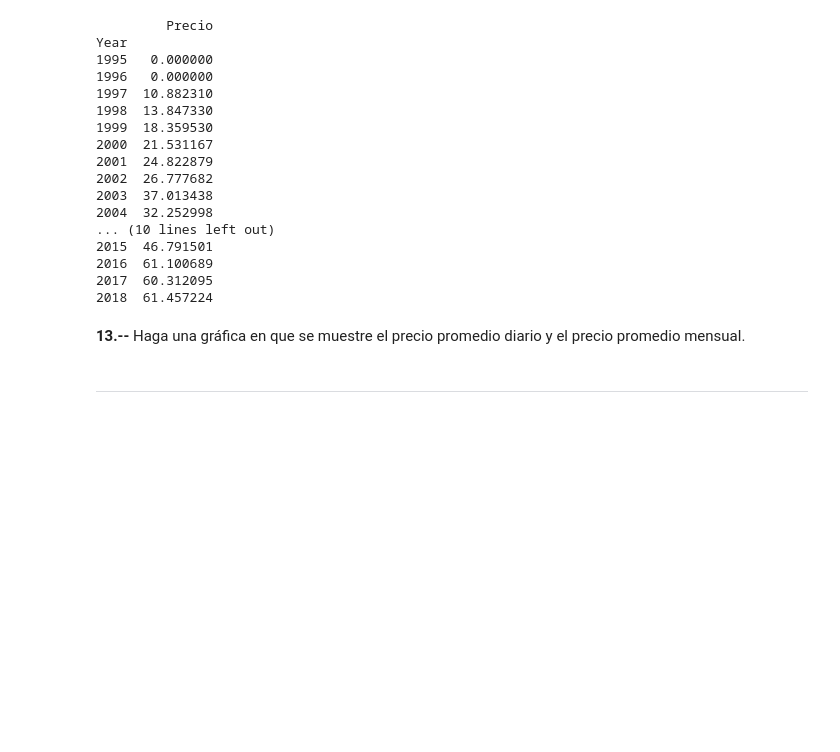
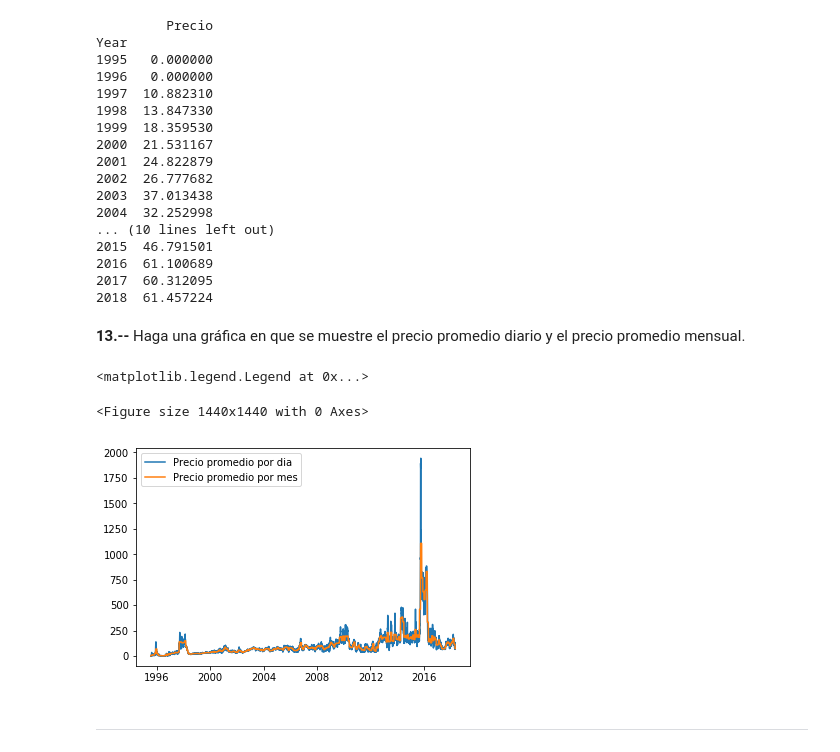
Before and after one commit to cda-2019-01/lab-analisis-exploratorio-de-datos-forgedk, a Jupyter notebook: LAB-precios-electricidad.ipynb, the cells around one changed output. Drawn from its saved outputs; the diff is of its cells as text; code cells hidden in the pictures; blank space fills up the shorter version.

```diff
--- a/LAB-precios-electricidad.ipynb
+++ b/LAB-precios-electricidad.ipynb
@@ -230,5 +230,35 @@ Year
 2018  61.457224
 # %% [markdown]
 **13.--** Haga una gráfica en que se muestre el precio promedio diario y el precio promedio mensual.
+# %%
+DatosPorMesPromedio = DataFrameSinRepetir.copy()
+DatosPorMesPromedio['Fecha'] = pd.to_datetime(DatosPorMesPromedio['Fecha'])
+DatosPorMesPromedio['Mes'] =  DatosPorMesPromedio[['Fecha']].apply(lambda x: dt.datetime.strftime(x['Fecha'], '%m'), axis=1)
+DatosPorMesPromedio['year'] =  DatosPorMesPromedio[['Fecha']].apply(lambda x: dt.datetime.strftime(x['Fecha'], '%Y'), axis=1)
+DatosPorMesYear = DatosPorMesPromedio.groupby(['Mes','year']).agg({'Precio': np.mean})
+DatosPorMesYear.reset_index(inplace=True)
+DatosPorMesYear.columns = ['Mes','year','PromedioPorMes']
+
+DataFramesMerge = pd.merge(DatosPorMesYear, DatosPorMesPromedio, on = ['Mes','year'], how ='inner')
+
+DatosPorDia = DataFrameSinRepetir.copy()
+DatosPorDia['Fecha'] = pd.to_datetime(DatosPorDia['Fecha'])
+DatosPorDia = DatosPorDia.groupby('Fecha').agg({'Precio': np.mean})
+DatosPorDia.reset_index(inplace=True)
+DatosPorDia.columns = ['Fecha','PrecioPorDia']
+
+DataFramesMerge = pd.merge(DatosPorMesYear, DatosPorMesPromedio, on = ['Mes','year'], how ='inner')
+DataFramesMerge = pd.merge(DataFramesMerge, DatosPorDia, on = ['Fecha'], how ='inner')
+DataFrameHaGraficar = DataFramesMerge.groupby('Fecha').agg({'PrecioPorDia': np.mean,'PromedioPorMes': np.mean})
+# %%
+plt.figure(figsize=(20, 20))
+fig, ax = plt.subplots()
+ax.plot((DataFrameHaGraficar.index.tolist()), DataFrameHaGraficar['PrecioPorDia'], label="Precio promedio por dia")
+ax.plot((DataFrameHaGraficar.index.tolist()), DataFrameHaGraficar['PromedioPorMes'], label="Precio promedio por mes")
+ax.legend()
+# %% [output]
+<matplotlib.legend.Legend at 0x...>
+<Figure size 1440x1440 with 0 Axes>
+[figure, added]
 # %% [markdown]
 ---
```
